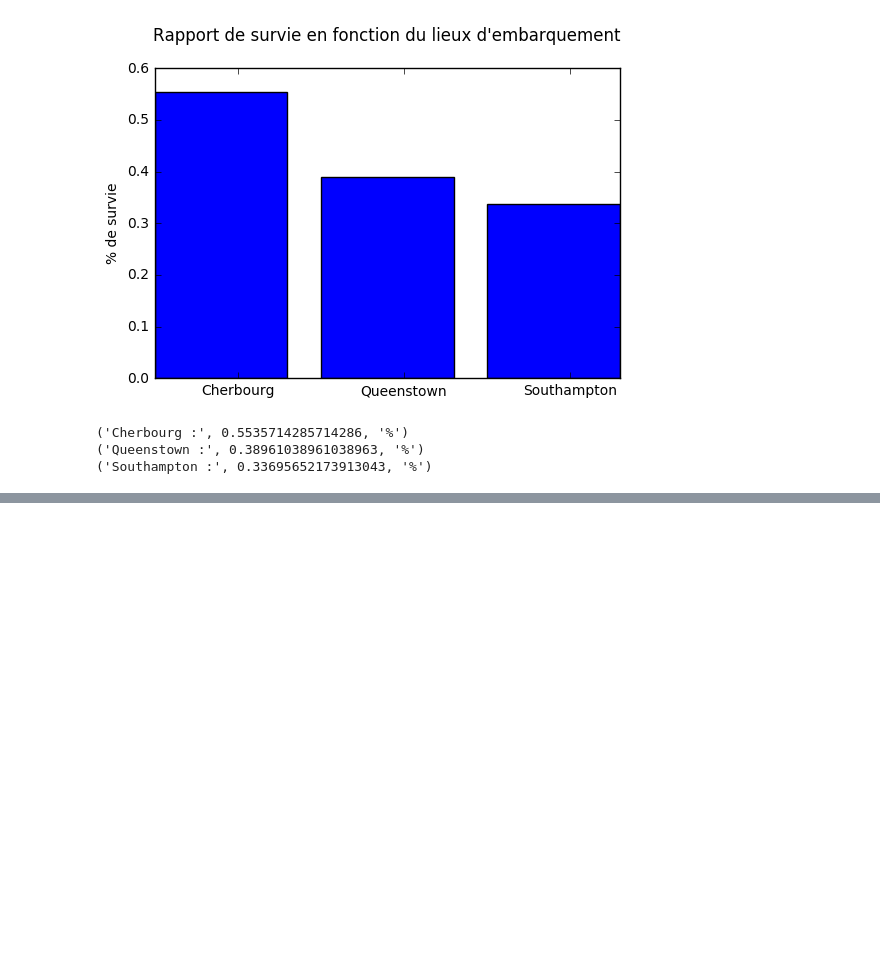
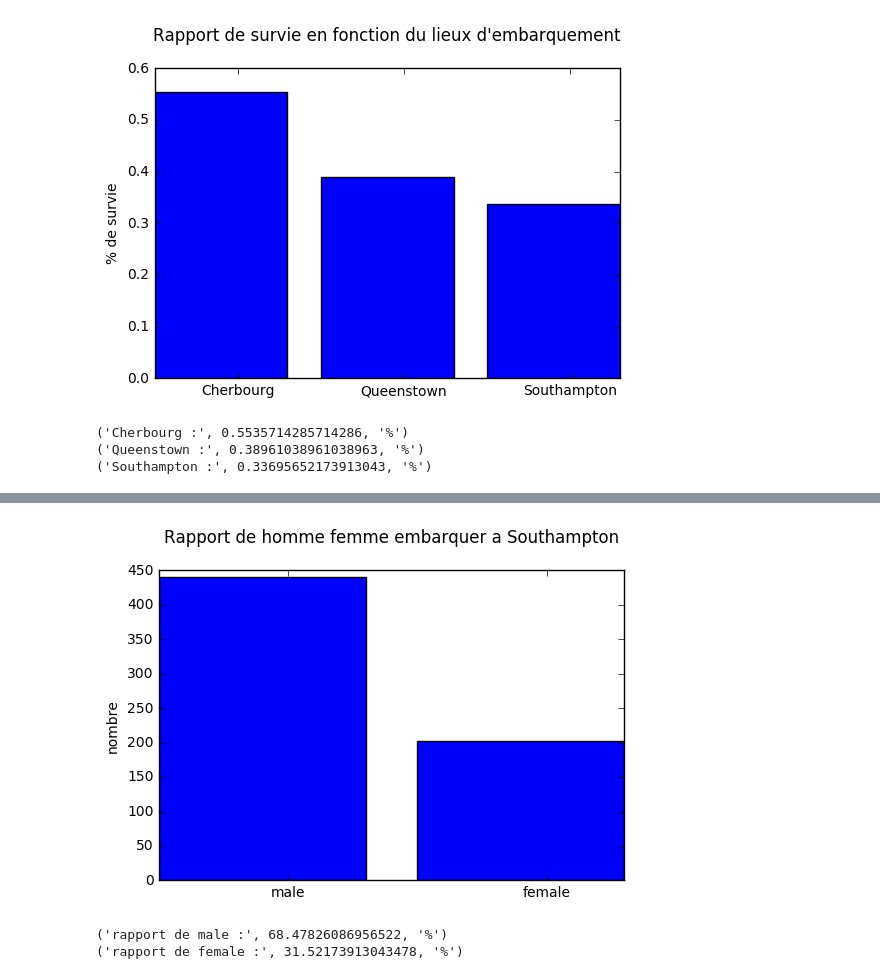
Before and after one commit to FloFloo17/2016-2017, a Jupyter notebook: P2/rapport_final.ipynb, the cells around one changed output, grey strips where cells are left out. Cells and saved outputs as stored; diff of their text form; code cells hidden in the pictures; blank space fills up the shorter version.

```diff
--- a/P2/rapport_final.ipynb
+++ b/P2/rapport_final.ipynb
@@ -67,0 +141,20 @@ print('Southampton :', RaportS, '%')
+# %%
+# diagramme pour Southampton
+fig = plt.figure()
+ax = fig.add_subplot(111)
+
+ax.set_title('Rapport de homme femme embarquer a Southampton\n')
+ax.set_ylabel('nombre')
+ax.set_xticklabels(['male', 'female'])
+ax.set_xticks([0.5, 1.5])
+
+listDataS = [NbMaleS, NbFemaleS]
+ax.bar(range(len(listDataS)), listDataS)
+plt.show()
+
+print('rapport de male :', RaportMaleS, '%')
+print('rapport de female :', RaportFemaleS, '%')
+# %% [output]
+[figure, added]
+('rapport de male :', 68.47826086956522, '%')
+('rapport de female :', 31.52173913043478, '%')
```
Also changed, not shown: parts of 6 cells of this notebook.
